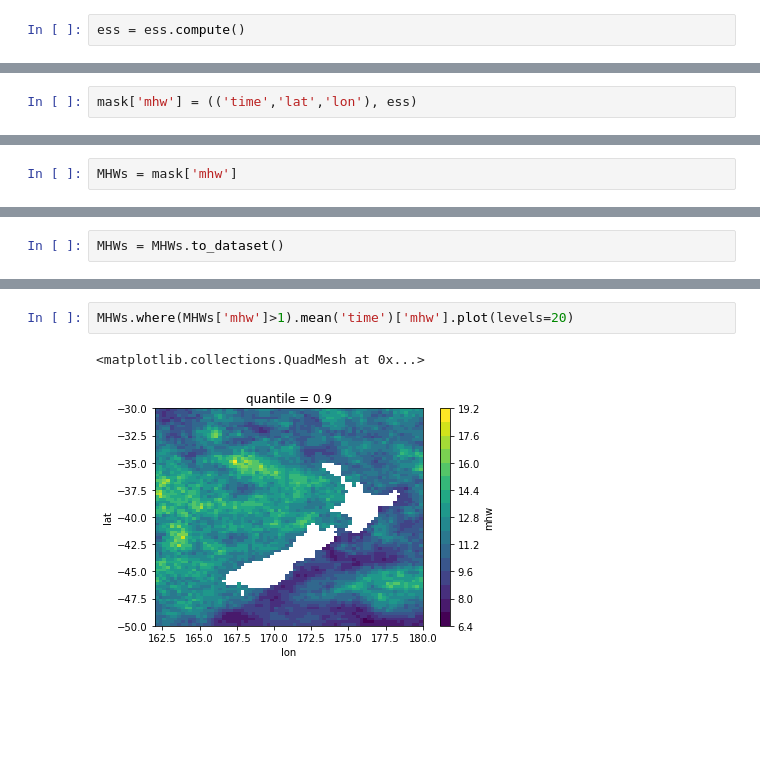
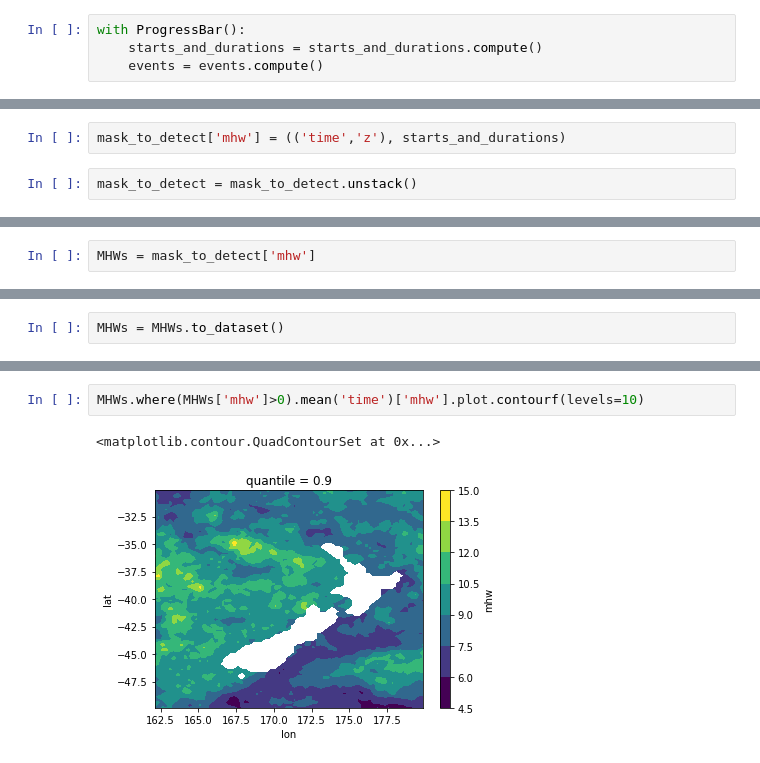
Before and after one commit to YinjingLin/OISST_indices, a Jupyter notebook: notebooks/OISST_realtime_NZ_detect_MHWs.ipynb, the cells around one changed output, grey strips where cells are left out. Saved outputs shown, nothing was run; the diff lists cells and outputs as text; blank space fills up the shorter version.

```diff
--- a/notebooks/OISST_realtime_NZ_detect_MHWs.ipynb
+++ b/notebooks/OISST_realtime_NZ_detect_MHWs.ipynb
@@ -239,3 +202,5 @@ ess = np.apply_along_axis(detect_MWH, 0, mask_to_detect.data)
 # %%
-ess = ess.compute()
+with ProgressBar():
+    starts_and_durations = starts_and_durations.compute()
+    events = events.compute()
 # %%
@@ -253,3 +214,5 @@ mask.shape
 # %%
-mask['mhw'] = (('time','lat','lon'), ess)
+mask_to_detect['mhw'] = (('time','z'), starts_and_durations)
+# %%
+mask_to_detect = mask_to_detect.unstack()
 # %%
@@ -265,5 +228,5 @@ mask['mhw'].isel(lat=10, lon=10, time=slice(-365*10, None)).resample(dict(time='
 # %%
-MHWs = mask['mhw']
+MHWs = mask_to_detect['mhw']
 # %%
 MHWs = MHWs.drop('mhw')
 # %%
@@ -281,5 +239,5 @@ MHWs.groupby(MHWs.time.dt.month).mean('time')['mhw'].plot(col='month', col_wrap=
 # %%
-MHWs.where(MHWs['mhw']>1).mean('time')['mhw'].plot(levels=20)
+MHWs.where(MHWs['mhw']>0).mean('time')['mhw'].plot.contourf(levels=10)
 # %% [output]
-<matplotlib.collections.QuadMesh at 0x...>
+<matplotlib.contour.QuadContourSet at 0x...>
-[figure, old version]
+[figure, new version]
```
Also changed, not shown: parts of 21 cells of this notebook, 13 other files.
